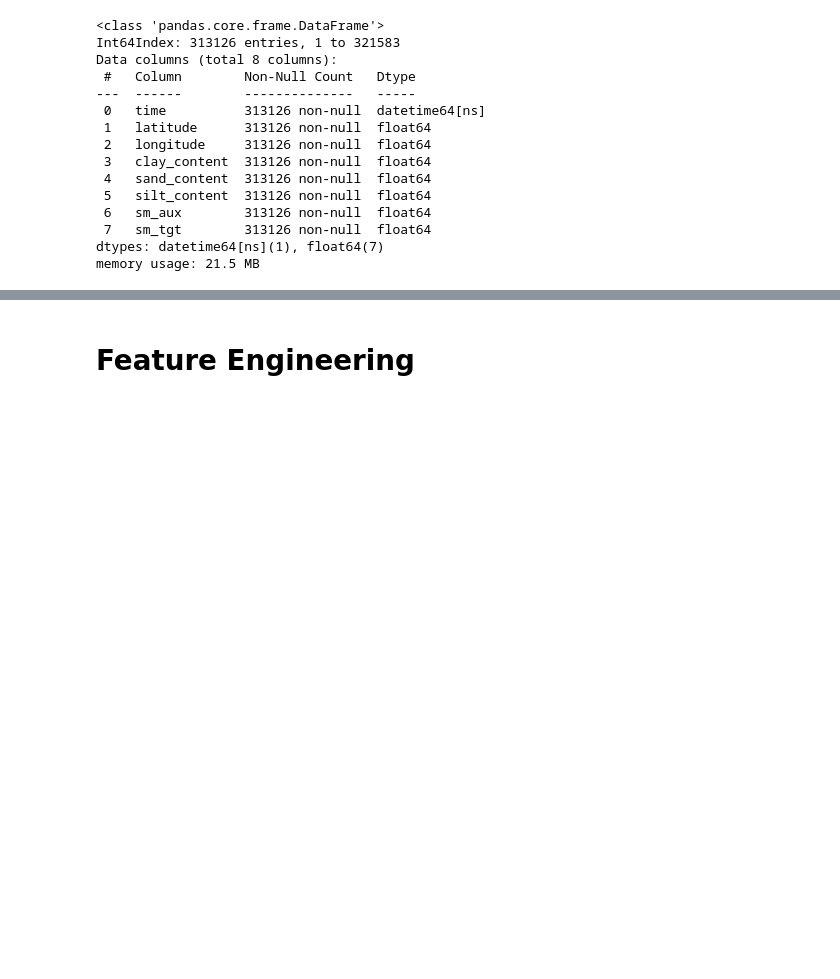
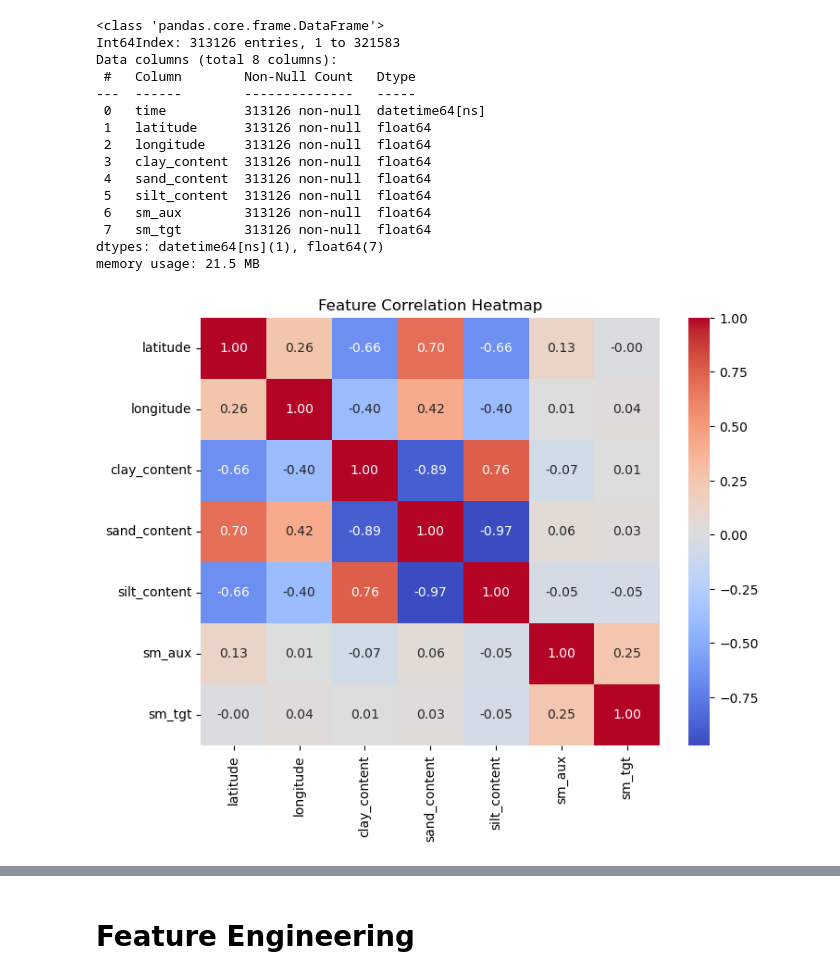
Before and after one commit to Johnnysnipes90/Predicting-Soil-Moisture-Using-Soil-Texture-and-Satellite-Data, a Jupyter notebook: notebooks/notebook.ipynb, the cells around one changed output, grey strips where cells are left out. Saved outputs shown, nothing was run; the diff lists cells and outputs as text; code cells hidden in the pictures; blank space fills up the shorter version.

```diff
--- a/notebooks/notebook.ipynb
+++ b/notebooks/notebook.ipynb
@@ -276,3 +322,15 @@ Data columns (total 8 columns):
  7   sm_tgt        313126 non-null  float64
 dtypes: datetime64[ns](1), float64(7)
 memory usage: 21.5 MB
+# %%
+# Validate the Longitude and Latitude features
+
+df_cleaned = df_cleaned[(df_cleaned['latitude'] >= -90) & (df_cleaned['latitude'] <= 90)]
+df_cleaned = df_cleaned[(df_cleaned['longitude'] >= -180) & (df_cleaned['longitude'] <= 180)]
+# %%
+plt.figure(figsize=(8,6))
+sns.heatmap(df_cleaned.select_dtypes(include=['number']).corr(), annot=True, fmt=".2f", cmap='coolwarm')
+plt.title("Feature Correlation Heatmap")
+plt.show()
+# %% [output]
+[figure, added]
```
Also changed, not shown: parts of 12 cells of this notebook, 1 other file.
